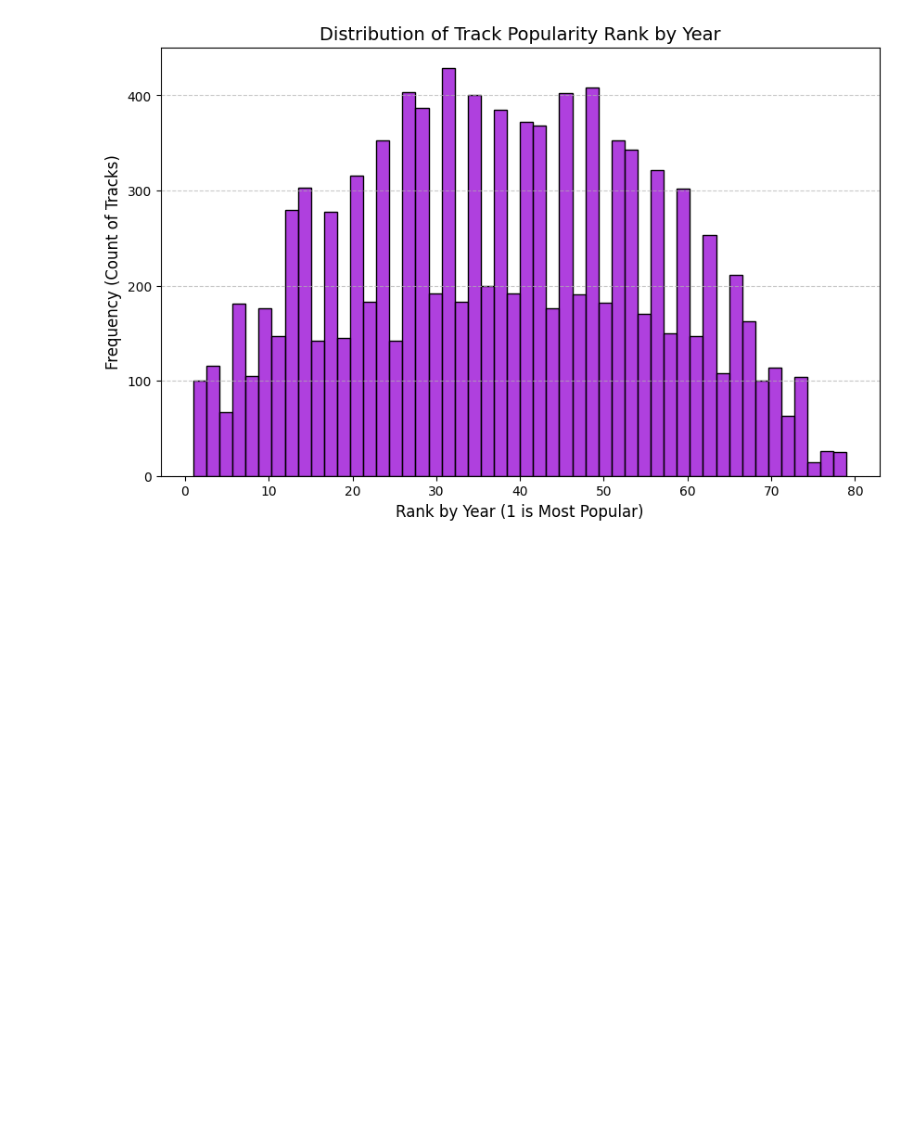
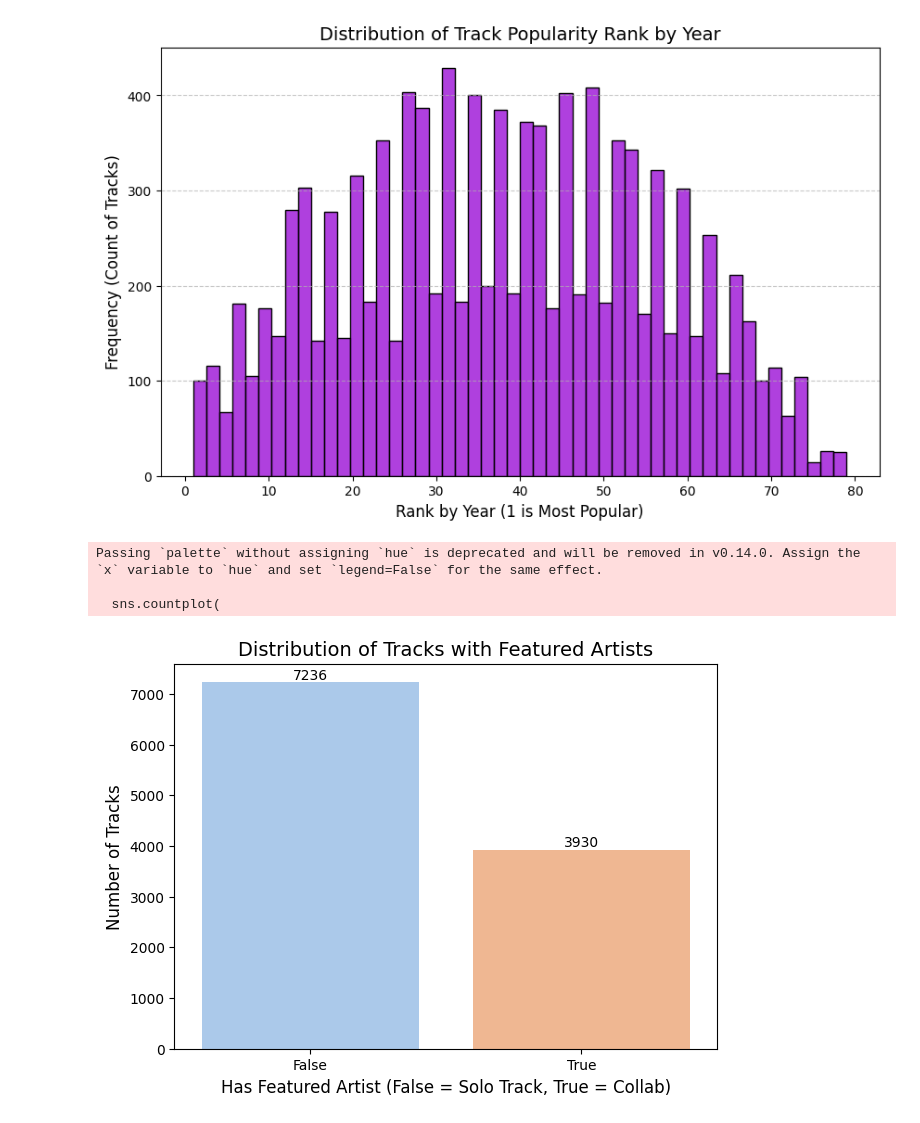
Before and after one commit to Syreel/DataMining, a Jupyter notebook: data_feature_engineering.ipynb, the cells around one changed output. Saved outputs shown, nothing was run; the diff lists cells and outputs as text; code cells hidden in the pictures; blank space fills up the shorter version.

```diff
--- a/data_feature_engineering.ipynb
+++ b/data_feature_engineering.ipynb
@@ -635,6 +635,41 @@ plt.grid(axis='y', linestyle='--', alpha=0.7)
 plt.show()
 # %% [output]
 [figure]
+# %%
+# Create the new boolean column 'has_featured_artist'
+df['has_featured_artist'] = df['featured_artists'].apply(lambda x: len(x) > 0)
+
+# The result is True if the list length is greater than 0 (i.e., not empty).
+# %%
+plt.figure(figsize=(7, 5))
+
+# Create a count plot for the new boolean column
+sns.countplot(
+    x='has_featured_artist',
+    data=df,
+    palette='pastel',
+    order=[False, True] # Ensure a consistent order
+)
+
+plt.title('Distribution of Tracks with Featured Artists', fontsize=14)
+plt.xlabel('Has Featured Artist (False = Solo Track, True = Collab)', fontsize=12)
+plt.ylabel('Number of Tracks', fontsize=12)
+
+# Optional: Add data labels on top of the bars
+for p in plt.gca().patches:
+    plt.gca().annotate(f'{int(p.get_height())}',
+                       (p.get_x() + p.get_width() / 2., p.get_height()),
+                       ha='center', va='center',
+                       fontsize=10, color='black',
+                       xytext=(0, 5),
+                       textcoords='offset points')
+
+plt.show()
+# %% [output]
+Passing `palette` without assigning `hue` is deprecated and will be removed in v0.14.0. Assign the `x` variable to `hue` and set `legend=False` for the same effect.
+
+  sns.countplot(
+[figure, added]
 # %%
 df.info()
 # %% [output]
```
Also changed, not shown: parts of 7 cells of this notebook, 1 other file.
